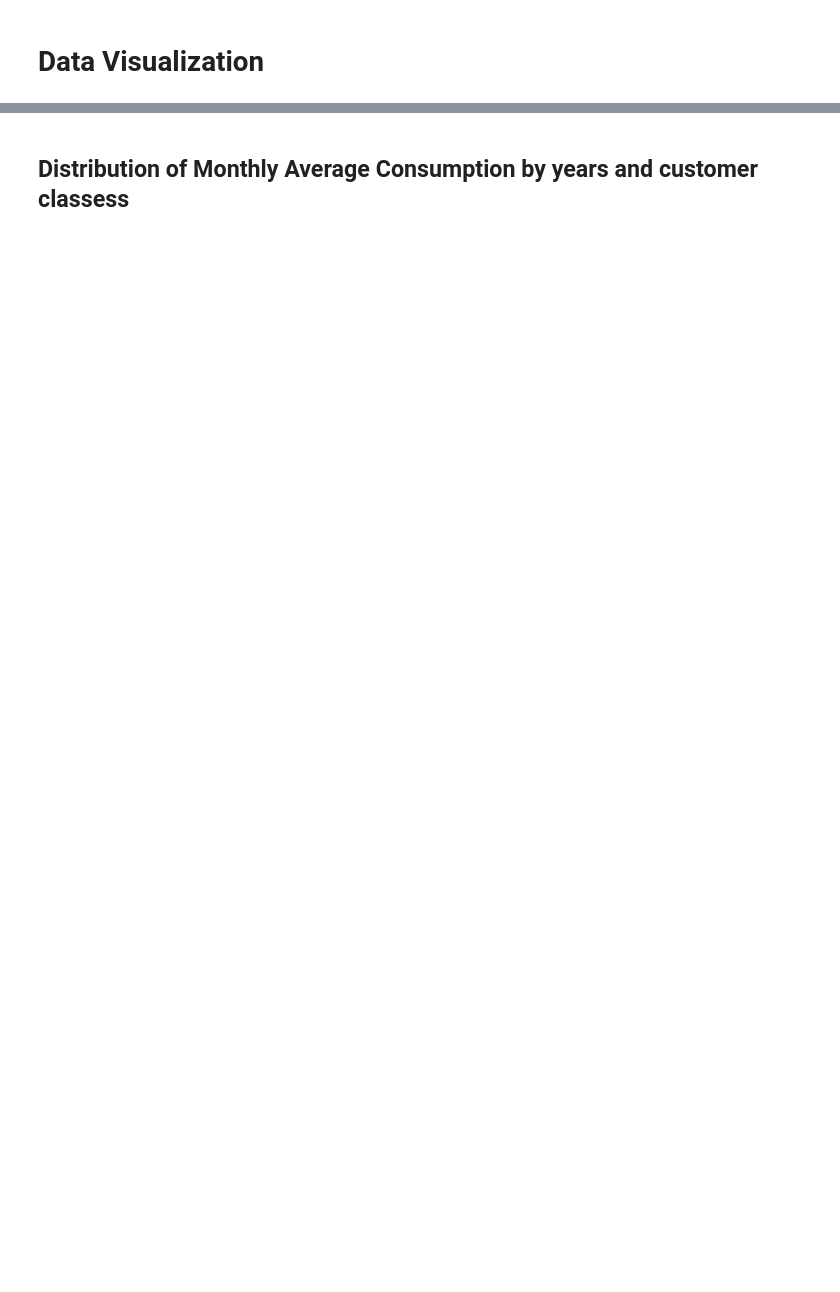
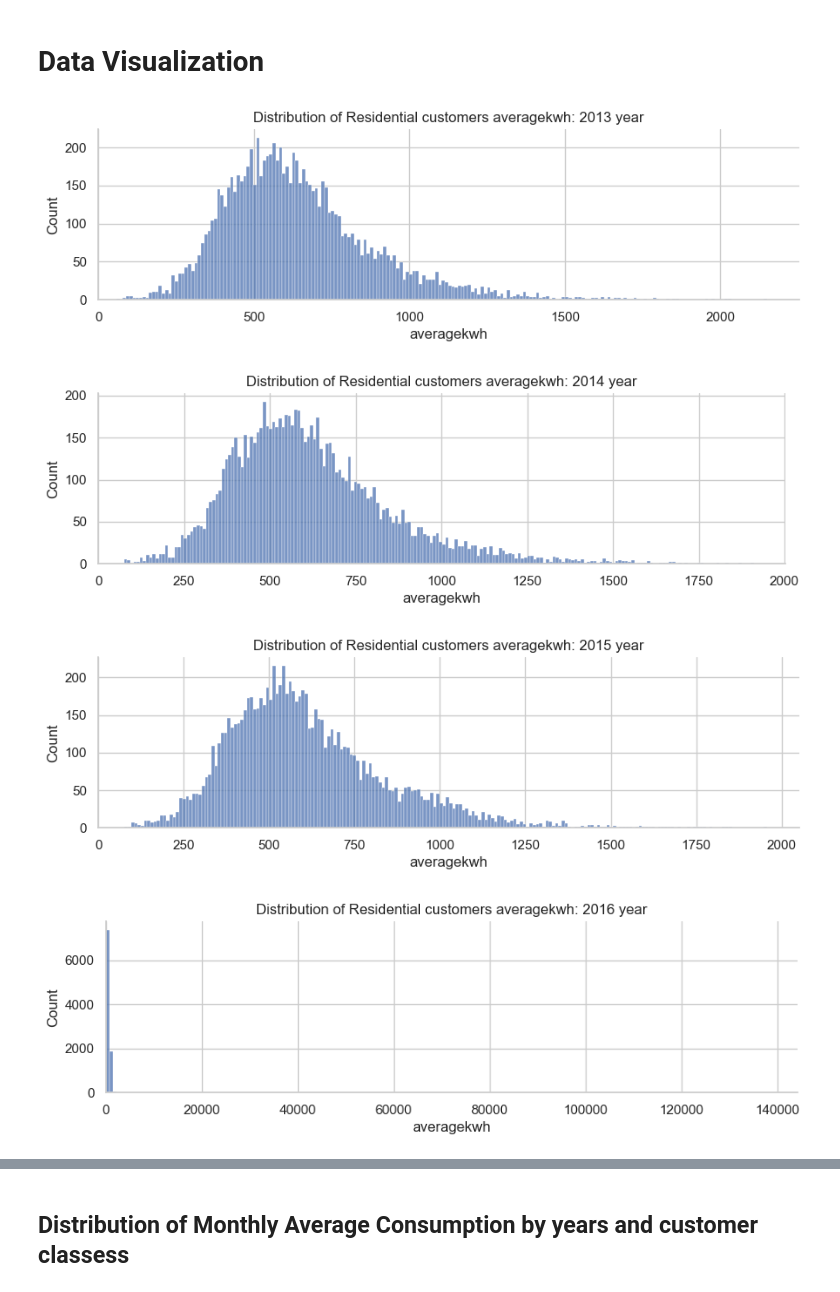
Before and after one commit to DaP29/PG-E, a Jupyter notebook: PGE-Data Exploration, Cleaning & Viz.ipynb, the cells around one changed output, grey strips where cells are left out. Saved outputs shown, nothing was run; the diff lists cells and outputs as text; code cells hidden in the pictures; blank space fills up the shorter version.

```diff
--- a/PGE-Data Exploration, Cleaning & Viz.ipynb
+++ b/PGE-Data Exploration, Cleaning & Viz.ipynb
@@ -15,7 +11,7 @@ import matplotlib.pyplot as plt
 #Combining all the years together
 # data came from here - https://pge-energydatarequest.com/public_datasets/download?type=electric&file=PGE_2021_Q4_ElectricUsageByZip.zip
 # Create an empty list to store the dataframes
-current_dir = os.getcwd()
+current_dir = 'Raw Data'
 df_list = []
 
 # Loop through each CSV file in the directory
@@ -139,34 +383,2 @@ df_years
 # %% [markdown]
 # Data Visualization
-# %%
-def viz(customer_class, parameter):
-    df=df_years[df_years['customerclass']==customer_class]
-    unique_years = df['year'].unique()
-
-    # Set the seaborn style
-    sns.set(style='whitegrid')
-
-    # Create a separate histogram for each year
-    for year in unique_years:
-        # Filter the DataFrame for the current year
-        df_year = df[df['year'] == year]
-
-        # Create a FacetGrid for the current year
-        g = sns.FacetGrid(df_year, row='customerclass', height=3, aspect=3,sharex=False, sharey=False)
-        g.map(sns.histplot, parameter, bins=200)
-
-        # Set axis labels
-        g.set_axis_labels(parameter, 'Count')
-
-        for ax in g.axes.flat: # setting x and y to intersect at 0
-            ax.set_xlim(left=0)
-            ax.set_ylim(bottom=0)
-        g.set_axis_labels(parameter, 'Count')
-
-        for ax, customer_class in zip(g.axes.flat, g.row_names):
-        # Extract part of the customer_class starting from index 6
-            customer_class = customer_class[6:]
-
-        for ax, title in zip(g.axes.flat, g.row_names):
-            ax.set_title(f"Distribution of {customer_class} customers {parameter}: {year} year")
-        plt.show()
@@ -214,4 +473,9 @@ def viz_med(parameter,year=None):
 
     plt.show()
 # %%
-viz('Elec- Residential','totalcustomers')
+viz('Elec- Residential','averagekwh')
+# %% [output]
+[figure, added]
+[figure, added]
+[figure, added]
+[figure, added]
```
Also changed, not shown: parts of 38 cells of this notebook.
